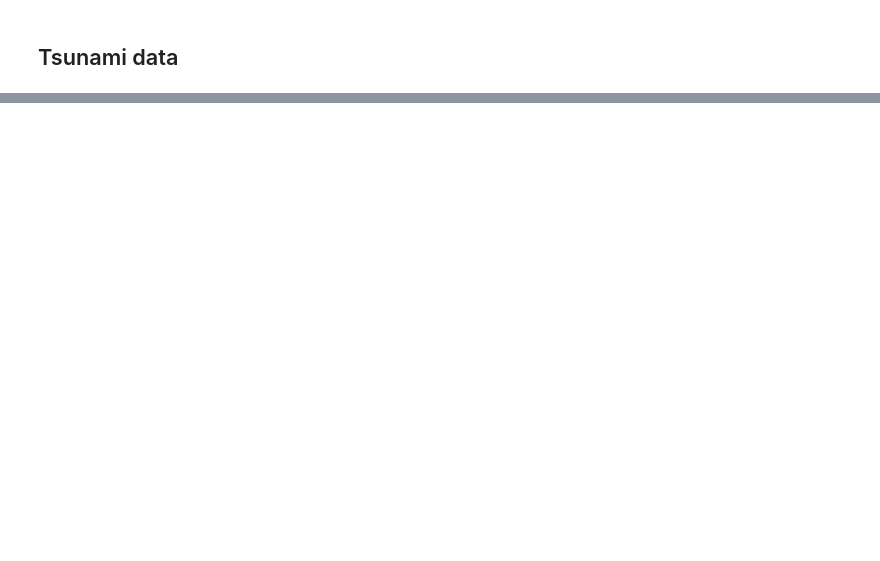
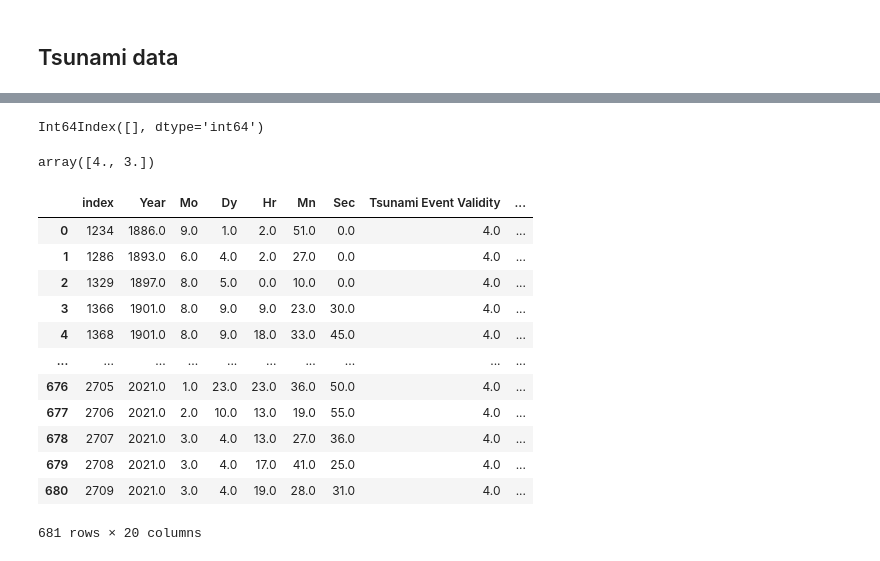
Before and after one commit to hrokr/Pybraries, a Jupyter notebook: folium/quakes/quake.ipynb, the cells around one changed output, grey strips where cells are left out. Cells and saved outputs as stored; diff of their text form; code cells hidden in the pictures; blank space fills up the shorter version.

```diff
--- a/folium/quakes/quake.ipynb
+++ b/folium/quakes/quake.ipynb
@@ -208,0 +243,28 @@ ModuleNotFoundError: No module named 'plotly'
+# %%
+doubtful = tsunami[tsunami['Tsunami Event Validity'] < 3 ].index
+# %%
+doubtful
+# %% [output]
+Int64Index([], dtype='int64')
+# %%
+tsunami.drop(doubtful, inplace=True)
+# %%
+tsunami['Tsunami Event Validity'].unique()
+# %% [output]
+array([4., 3.])
+# %%
+tsunami.reset_index()
+# %% [output]
+|  | index | Year | Mo | Dy | Hr | Mn | Sec | Tsunami Event Validity | ... |
+| 0 | 1234 | 1886.0 | 9.0 | 1.0 | 2.0 | 51.0 | 0.0 | 4.0 | ... |
+| 1 | 1286 | 1893.0 | 6.0 | 4.0 | 2.0 | 27.0 | 0.0 | 4.0 | ... |
+| 2 | 1329 | 1897.0 | 8.0 | 5.0 | 0.0 | 10.0 | 0.0 | 4.0 | ... |
+| 3 | 1366 | 1901.0 | 8.0 | 9.0 | 9.0 | 23.0 | 30.0 | 4.0 | ... |
+| 4 | 1368 | 1901.0 | 8.0 | 9.0 | 18.0 | 33.0 | 45.0 | 4.0 | ... |
+| ... | ... | ... | ... | ... | ... | ... | ... | ... | ... |
+| 676 | 2705 | 2021.0 | 1.0 | 23.0 | 23.0 | 36.0 | 50.0 | 4.0 | ... |
+| 677 | 2706 | 2021.0 | 2.0 | 10.0 | 13.0 | 19.0 | 55.0 | 4.0 | ... |
+| 678 | 2707 | 2021.0 | 3.0 | 4.0 | 13.0 | 27.0 | 36.0 | 4.0 | ... |
+| 679 | 2708 | 2021.0 | 3.0 | 4.0 | 17.0 | 41.0 | 25.0 | 4.0 | ... |
+| 680 | 2709 | 2021.0 | 3.0 | 4.0 | 19.0 | 28.0 | 31.0 | 4.0 | ... |
+681 rows × 20 columns
```
Also changed, not shown: parts of 20 cells of this notebook.
